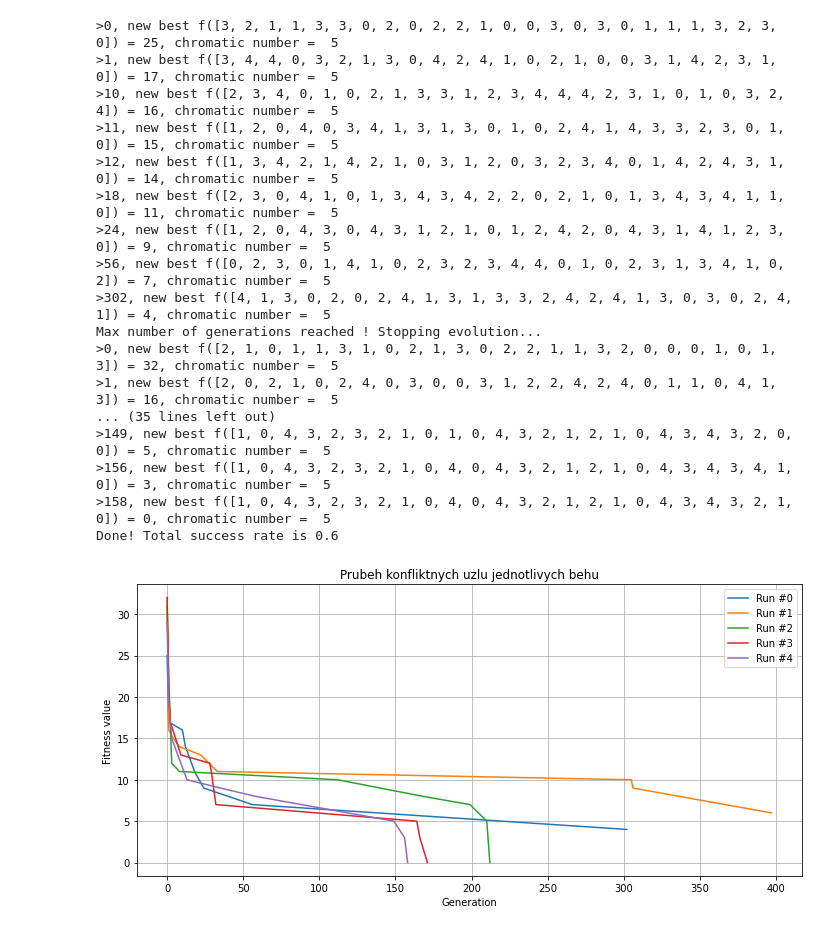
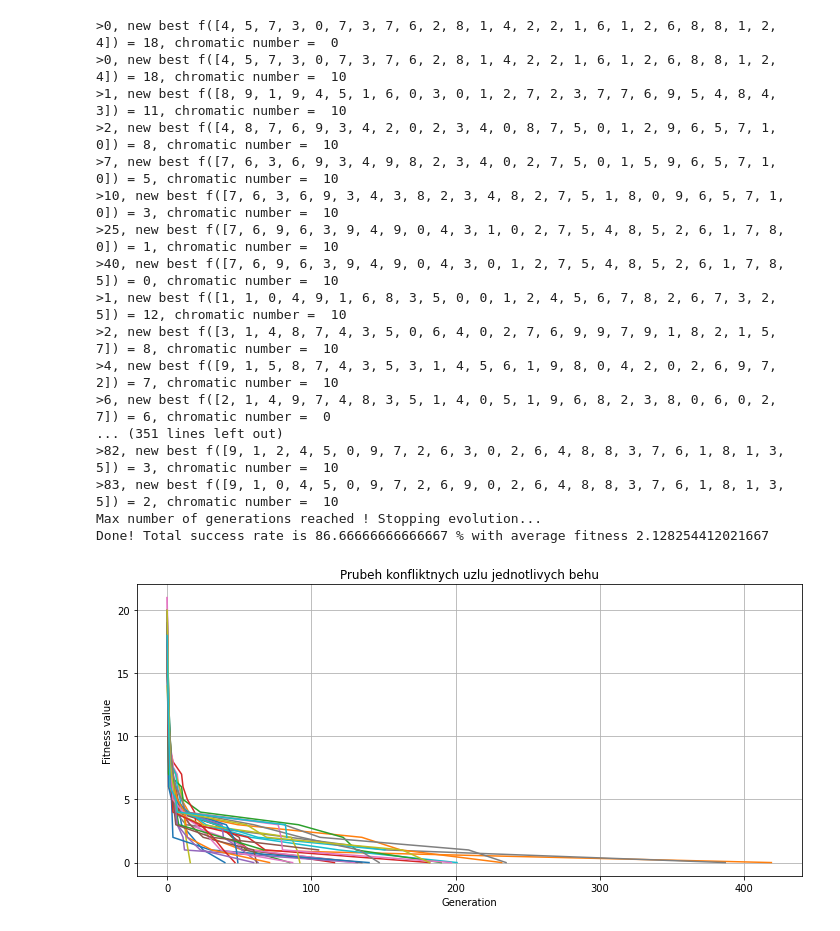
Before and after one commit to sebastianKrajnak/EVO, a Jupyter notebook: EVO_project.ipynb, the cells around one changed output. Saved outputs shown, nothing was run; the diff lists cells and outputs as text; code cells hidden in the pictures.

```diff
--- a/EVO_project.ipynb
+++ b/EVO_project.ipynb
@@ -48,12 +87,13 @@ Creating a graph from file /content/queen5_5.col
 # %%
 # Variables to tweak with
-max_colors = 5
-num_runs = 5
+chromatic_num = graph_files[5][1]
+num_runs = 30
 
-num_generations = 400
-population_size = 50
-mutation_probability = 0.2
+num_generations = 500
+population_size = 30
+mutation_probability = 0.3
 crossover_probability = 0.8
+all_fitness = np.array([])
 # %%
 def tournament_selection(population, scores, k=2):
 
@@ -109,8 +149,8 @@ def mutation_high_fit(chromosone, mutation_probability):
 
     adj_colors = find_adjecent_colors(vertex, chromosone)
     if chromosone[vertex] in adj_colors:
-      all_colors = [i for i in range(max_colors)]
-      valid_colors = [all_colors[i] for i in range(max_colors) if all_colors[i] not in adj_colors]
+      all_colors = [i for i in range(chromatic_num)]
+      valid_colors = [all_colors[i] for i in range(chromatic_num) if all_colors[i] not in adj_colors]
 
       if(valid_colors): # If list is empty choose random color
         new_color = random.choice(valid_colors)
@@ -119,7 +159,7 @@ def mutation_high_fit(chromosone, mutation_probability):
       chromosone[vertex] = new_color
 
 def mutation_low_fit(chromosone, mutation_probability):
-  all_colors = [i for i in range(max_colors)]
+  all_colors = [i for i in range(chromatic_num)]
 
   for vertex in range(len(chromosone)):
     if np.random.uniform() > mutation_probability:
@@ -194,39 +248,49 @@ def genetic_algorithm(num_generations, population_size, crossover_probability, m
 # %%
 
 # Provedeni genetickeho algoritmu
-results = [genetic_algorithm(num_generations, population_size, crossover_probability, mutation_probability) for _ in range(num_runs)]
+results = [genetic_algorithm(num_generations, population_size, crossover_probability, mutation_probability, all_fitness) for _ in range(num_runs)]
+
 num_successes = sum([1 for result in results if result[1] == 0])
 success_rate = num_successes/num_runs
 
-print(f'Done! Total success rate is {success_rate}')
+# This is absolutely fucking dumb way to sum it all but I need it fast for the pojednani
+fit_sum = 0
+len_fit = 0
+for i in range(num_runs):
+  fit_sum += np.sum(results[i][3])
+  len_fit+= len(results[i][3])
+avg_fitness = fit_sum/len_fit
+
+
+print(f'Done! Total success rate is {success_rate*100} % with average fitness {avg_fitness}')
 
 # Plot prubehu nejlepsich reseni jednotlivych behu
 figure, ax = plt.subplots(figsize=(10, 5))
 for i in range(len(results)):
-    ax.plot(*zip(*results[i][2]), label=f"Run #{i}")
-ax.legend()
+    ax.plot(*zip(*results[i][2]) ) #,label=f"Run #{i}" )
+#ax.legend()
 ax.grid()
 ax.set_xlabel('Generation')
 ax.set_ylabel('Fitness value')
 plt.title('Prubeh konfliktnych uzlu jednotlivych behu')
 plt.tight_layout()
 plt.show()
 # %% [output]
->0, new best f([3, 2, 1, 1, 3, 3, 0, 2, 0, 2, 2, 1, 0, 0, 3, 0, 3, 0, 1, 1, 1, 3, 2, 3, 0]) = 25, chromatic number =  5
->1, new best f([3, 4, 4, 0, 3, 2, 1, 3, 0, 4, 2, 4, 1, 0, 2, 1, 0, 0, 3, 1, 4, 2, 3, 1, 0]) = 17, chromatic number =  5
->10, new best f([2, 3, 4, 0, 1, 0, 2, 1, 3, 3, 1, 2, 3, 4, 4, 4, 2, 3, 1, 0, 1, 0, 3, 2, 4]) = 16, chromatic number =  5
->11, new best f([1, 2, 0, 4, 0, 3, 4, 1, 3, 1, 3, 0, 1, 0, 2, 4, 1, 4, 3, 3, 2, 3, 0, 1, 0]) = 15, chromatic number =  5
->12, new best f([1, 3, 4, 2, 1, 4, 2, 1, 0, 3, 1, 2, 0, 3, 2, 3, 4, 0, 1, 4, 2, 4, 3, 1, 0]) = 14, chromatic number =  5
->18, new best f([2, 3, 0, 4, 1, 0, 1, 3, 4, 3, 4, 2, 2, 0, 2, 1, 0, 1, 3, 4, 3, 4, 1, 1, 0]) = 11, chromatic number =  5
->24, new best f([1, 2, 0, 4, 3, 0, 4, 3, 1, 2, 1, 0, 1, 2, 4, 2, 0, 4, 3, 1, 4, 1, 2, 3, 0]) = 9, chromatic number =  5
->56, new best f([0, 2, 3, 0, 1, 4, 1, 0, 2, 3, 2, 3, 4, 4, 0, 1, 0, 2, 3, 1, 3, 4, 1, 0, 2]) = 7, chromatic number =  5
->302, new best f([4, 1, 3, 0, 2, 0, 2, 4, 1, 3, 1, 3, 3, 2, 4, 2, 4, 1, 3, 0, 3, 0, 2, 4, 1]) = 4, chromatic number =  5
+>0, new best f([4, 5, 7, 3, 0, 7, 3, 7, 6, 2, 8, 1, 4, 2, 2, 1, 6, 1, 2, 6, 8, 8, 1, 2, 4]) = 18, chromatic number =  0
+>0, new best f([4, 5, 7, 3, 0, 7, 3, 7, 6, 2, 8, 1, 4, 2, 2, 1, 6, 1, 2, 6, 8, 8, 1, 2, 4]) = 18, chromatic number =  10
+>1, new best f([8, 9, 1, 9, 4, 5, 1, 6, 0, 3, 0, 1, 2, 7, 2, 3, 7, 7, 6, 9, 5, 4, 8, 4, 3]) = 11, chromatic number =  10
+>2, new best f([4, 8, 7, 6, 9, 3, 4, 2, 0, 2, 3, 4, 0, 8, 7, 5, 0, 1, 2, 9, 6, 5, 7, 1, 0]) = 8, chromatic number =  10
+>7, new best f([7, 6, 3, 6, 9, 3, 4, 9, 8, 2, 3, 4, 0, 2, 7, 5, 0, 1, 5, 9, 6, 5, 7, 1, 0]) = 5, chromatic number =  10
+>10, new best f([7, 6, 3, 6, 9, 3, 4, 3, 8, 2, 3, 4, 8, 2, 7, 5, 1, 8, 0, 9, 6, 5, 7, 1, 0]) = 3, chromatic number =  10
+>25, new best f([7, 6, 9, 6, 3, 9, 4, 9, 0, 4, 3, 1, 0, 2, 7, 5, 4, 8, 5, 2, 6, 1, 7, 8, 0]) = 1, chromatic number =  10
+>40, new best f([7, 6, 9, 6, 3, 9, 4, 9, 0, 4, 3, 0, 1, 2, 7, 5, 4, 8, 5, 2, 6, 1, 7, 8, 5]) = 0, chromatic number =  10
+>1, new best f([1, 1, 0, 4, 9, 1, 6, 8, 3, 5, 0, 0, 1, 2, 4, 5, 6, 7, 8, 2, 6, 7, 3, 2, 5]) = 12, chromatic number =  10
+>2, new best f([3, 1, 4, 8, 7, 4, 3, 5, 0, 6, 4, 0, 2, 7, 6, 9, 9, 7, 9, 1, 8, 2, 1, 5, 7]) = 8, chromatic number =  10
+>4, new best f([9, 1, 5, 8, 7, 4, 3, 5, 3, 1, 4, 5, 6, 1, 9, 8, 0, 4, 2, 0, 2, 6, 9, 7, 2]) = 7, chromatic number =  10
+>6, new best f([2, 1, 4, 9, 7, 4, 8, 3, 5, 1, 4, 0, 5, 1, 9, 6, 8, 2, 3, 8, 0, 6, 0, 2, 7]) = 6, chromatic number =  0
+... (351 lines left out)
+>82, new best f([9, 1, 2, 4, 5, 0, 9, 7, 2, 6, 3, 0, 2, 6, 4, 8, 8, 3, 7, 6, 1, 8, 1, 3, 5]) = 3, chromatic number =  10
+>83, new best f([9, 1, 0, 4, 5, 0, 9, 7, 2, 6, 9, 0, 2, 6, 4, 8, 8, 3, 7, 6, 1, 8, 1, 3, 5]) = 2, chromatic number =  10
 Max number of generations reached ! Stopping evolution...
->0, new best f([2, 1, 0, 1, 1, 3, 1, 0, 2, 1, 3, 0, 2, 2, 1, 1, 3, 2, 0, 0, 0, 1, 0, 1, 3]) = 32, chromatic number =  5
->1, new best f([2, 0, 2, 1, 0, 2, 4, 0, 3, 0, 0, 3, 1, 2, 2, 4, 2, 4, 0, 1, 1, 0, 4, 1, 3]) = 16, chromatic number =  5
-... (35 lines left out)
->149, new best f([1, 0, 4, 3, 2, 3, 2, 1, 0, 1, 0, 4, 3, 2, 1, 2, 1, 0, 4, 3, 4, 3, 2, 0, 0]) = 5, chromatic number =  5
->156, new best f([1, 0, 4, 3, 2, 3, 2, 1, 0, 4, 0, 4, 3, 2, 1, 2, 1, 0, 4, 3, 4, 3, 4, 1, 0]) = 3, chromatic number =  5
->158, new best f([1, 0, 4, 3, 2, 3, 2, 1, 0, 4, 0, 4, 3, 2, 1, 2, 1, 0, 4, 3, 4, 3, 2, 1, 0]) = 0, chromatic number =  5
-Done! Total success rate is 0.6
+Done! Total success rate is 86.66666666666667 % with average fitness 2.128254412021667
-[figure, old version]
+[figure, new version]
```
Also changed, not shown: parts of 5 cells of this notebook, 10 other files.
